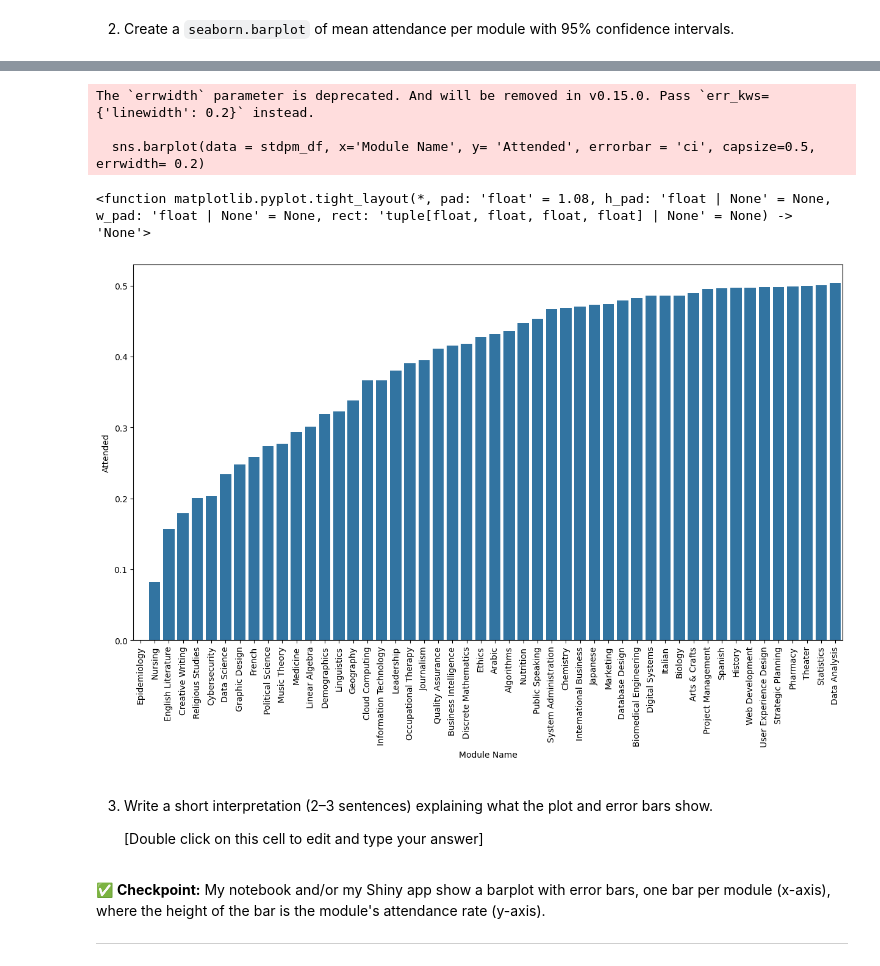
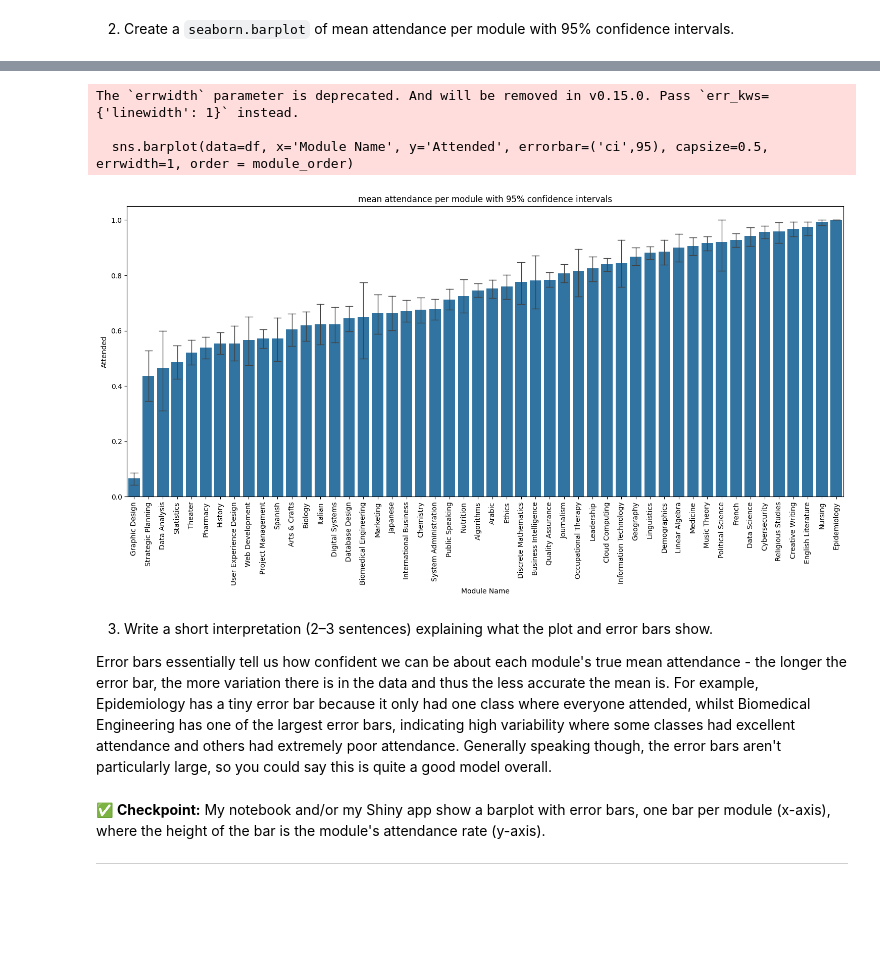
Before and after one commit to shayeliza/datascience_mid_term_sum, a Jupyter notebook: summative1.ipynb, the cells around one changed output, grey strips where cells are left out. Cells and saved outputs as stored; diff of their text form; code cells hidden in the pictures; blank space fills up the shorter version.

```diff
--- a/summative1.ipynb
+++ b/summative1.ipynb
@@ -691,22 +692,25 @@ stdpm_df
-# %%
-# your code here
-import seaborn as sns
-import matplotlib.pyplot as plt
-
-plt.figure(figsize=(15,8))
-sns.barplot(data = stdpm_df, x='Module Name', y= 'Attended', errorbar = 'ci', capsize=0.5, errwidth= 0.2)
-plt.xticks(rotation = 90)
-plt.tight_layout
-# %% [output]
-The `errwidth` parameter is deprecated. And will be removed in v0.15.0. Pass `err_kws={'linewidth': 0.2}` instead.
-
-  sns.barplot(data = stdpm_df, x='Module Name', y= 'Attended', errorbar = 'ci', capsize=0.5, errwidth= 0.2)
-<function matplotlib.pyplot.tight_layout(*, pad: 'float' = 1.08, h_pad: 'float | None' = None, w_pad: 'float | None' = None, rect: 'tuple[float, float, float, float] | None' = None) -> 'None'>
-[figure, removed]
+# %%
+import seaborn as sns
+import matplotlib.pyplot as plt
+
+mean_attendance = df.groupby('Module Name')['Attended'].mean().sort_values()
+module_order = mean_attendance.index
+
+plt.figure(figsize=(15,8))
+sns.barplot(data=df, x='Module Name', y='Attended', errorbar=('ci',95), capsize=0.5, errwidth=1, order = module_order)
+plt.xticks(rotation=90)
+plt.tight_layout()
+plt.title('mean attendance per module with 95% confidence intervals')
+plt.show()
+# %% [output]
+The `errwidth` parameter is deprecated. And will be removed in v0.15.0. Pass `err_kws={'linewidth': 1}` instead.
+
+  sns.barplot(data=df, x='Module Name', y='Attended', errorbar=('ci',95), capsize=0.5, errwidth=1, order = module_order)
+[figure, added]
 # %% [markdown]
 3. Write a short interpretation (2–3 sentences) explaining what the plot and error bars show.
 
-    [Double click on this cell to edit and type your answer]
+Error bars essentially tell us how confident we can be about each module's true mean attendance - the longer the error bar, the more variation there is in the data and thus the less accurate the mean is. For example, Epidemiology has a tiny error bar because it only had one class where everyone attended, whilst Biomedical Engineering has one of the largest error bars, indicating high variability where some classes had excellent attendance and others had extremely poor attendance. Generally speaking though, the error bars aren't particularly large, so you could say this is quite a good model overall.
 # %% [markdown]
 ✅ **Checkpoint:** My notebook and/or my Shiny app show a barplot with error bars, one bar per module (x-axis), where the height of the bar is the module's attendance rate (y-axis).
 
```
Also changed, not shown: parts of 2 cells of this notebook, 1 other file.
